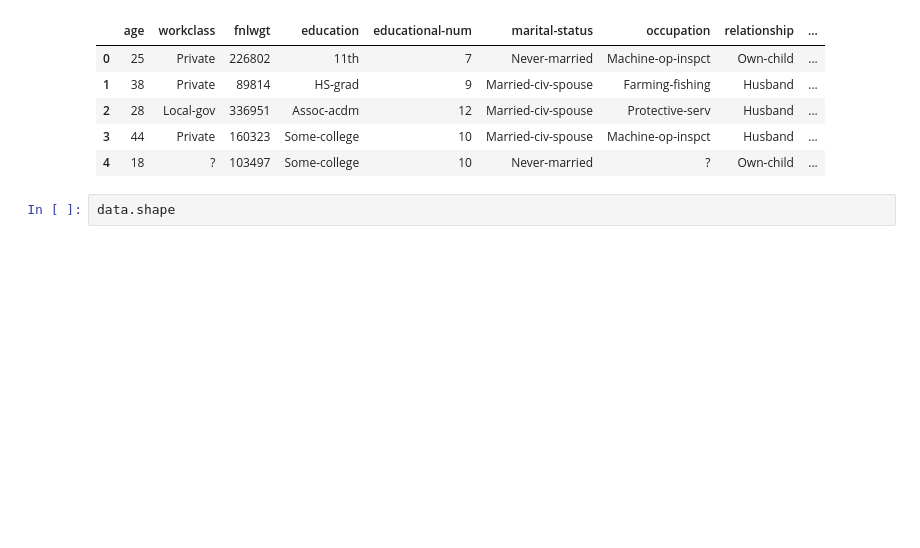
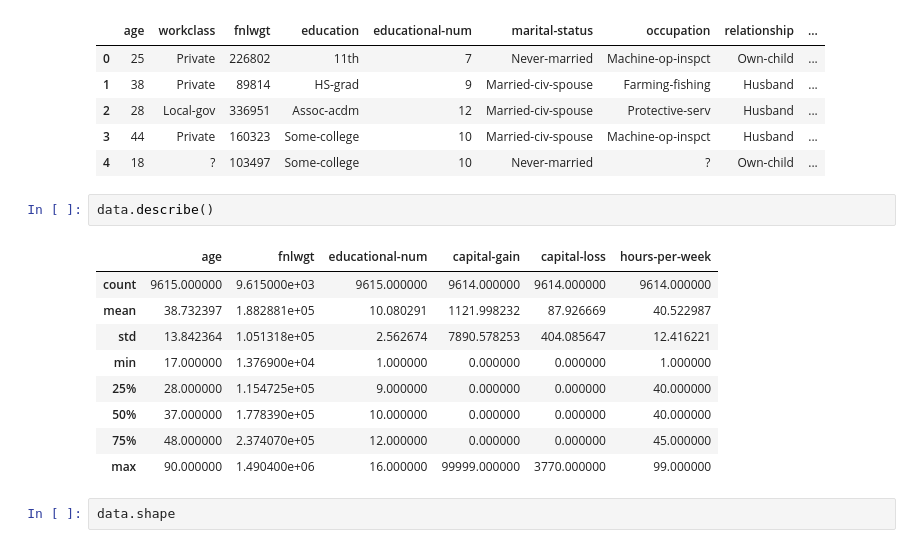
Before and after one commit to Vicyn666/IncomePredictionRBGroup1, a Jupyter notebook: Group1_Income_pred_Task1_21feb.ipynb, the cells around one changed output. Saved outputs shown, nothing was run; the diff lists cells and outputs as text; blank space fills up the shorter version.

```diff
--- a/Group1_Income_pred_Task1_21feb.ipynb
+++ b/Group1_Income_pred_Task1_21feb.ipynb
@@ -85,6 +85,18 @@ data.head()
 | 2 | 28 | Local-gov | 336951 | Assoc-acdm | 12 | Married-civ-spouse | Protective-serv | Husband | ... |
 | 3 | 44 | Private | 160323 | Some-college | 10 | Married-civ-spouse | Machine-op-inspct | Husband | ... |
 | 4 | 18 | ? | 103497 | Some-college | 10 | Never-married | ? | Own-child | ... |
+# %%
+data.describe()
+# %% [output]
+|  | age | fnlwgt | educational-num | capital-gain | capital-loss | hours-per-week |
+| count | 9615.000000 | 9.615000e+03 | 9615.000000 | 9614.000000 | 9614.000000 | 9614.000000 |
+| mean | 38.732397 | 1.882881e+05 | 10.080291 | 1121.998232 | 87.926669 | 40.522987 |
+| std | 13.842364 | 1.051318e+05 | 2.562674 | 7890.578253 | 404.085647 | 12.416221 |
+| min | 17.000000 | 1.376900e+04 | 1.000000 | 0.000000 | 0.000000 | 1.000000 |
+| 25% | 28.000000 | 1.154725e+05 | 9.000000 | 0.000000 | 0.000000 | 40.000000 |
+| 50% | 37.000000 | 1.778390e+05 | 10.000000 | 0.000000 | 0.000000 | 40.000000 |
+| 75% | 48.000000 | 2.374070e+05 | 12.000000 | 0.000000 | 0.000000 | 45.000000 |
+| max | 90.000000 | 1.490400e+06 | 16.000000 | 99999.000000 | 3770.000000 | 99.000000 |
 # %%
 data.shape
 # %% [output]
```
Also changed, not shown: parts of 3 cells of this notebook.
